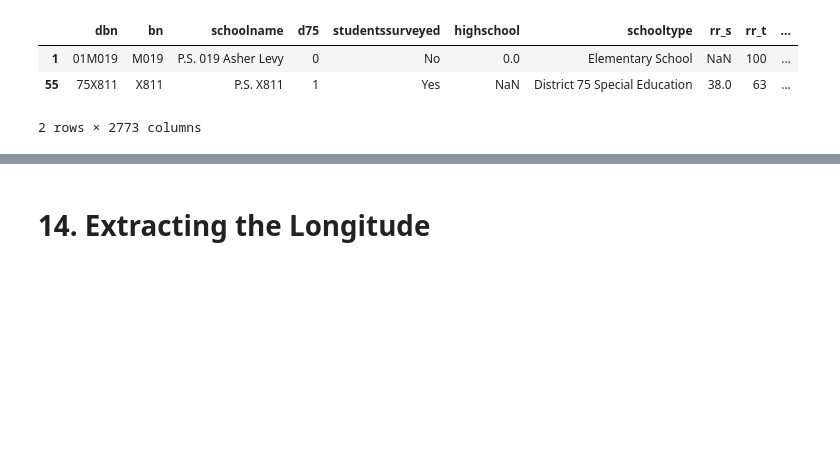
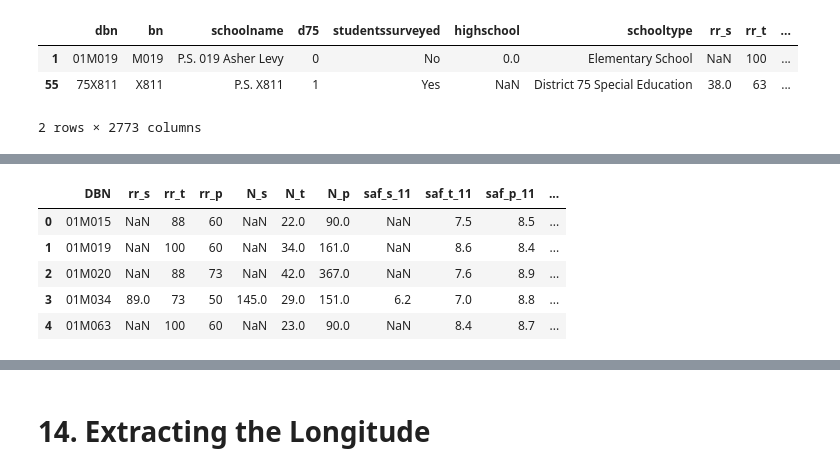
Before and after one commit to JustinToribio/cleaning-nyc-hs-data, a Jupyter notebook: notebooks/1.0-jt-clean-analyze-nyc-hs-data.ipynb, the cells around one changed output, grey strips where cells are left out. Cells and saved outputs as stored; diff of their text form; code cells hidden in the pictures; blank space fills up the shorter version.

Commit message:
notebook: clean survey df, insert dbn fields, combine SAT scores drafted

```diff
--- a/notebooks/1.0-jt-clean-analyze-nyc-hs-data.ipynb
+++ b/notebooks/1.0-jt-clean-analyze-nyc-hs-data.ipynb
@@ -287,0 +280,24 @@ data['class_size'].head()
+# %%
+# Create a list of our selected column names
+survey_cols = [
+    "DBN", "rr_s", "rr_t", "rr_p", "N_s", "N_t", "N_p",
+    "saf_s_11", "saf_t_11", "saf_p_11", "saf_tot_11",
+    "eng_s_11", "eng_t_11", "eng_p_11", "eng_tot_11",
+    "aca_s_11", "aca_t_11", "aca_p_11", "aca_tot_11",
+    "com_s_11", "com_t_11", "com_p_11", "com_tot_11"
+]
+
+# Create the "DBN" column and filter "survey" to only include our selected columns
+survey["DBN"] = survey["dbn"]
+survey = survey.loc[:, survey_cols]
+
+# Add "survey" to our "data" dictionary and view the first 5 rows
+data["survey"] = survey
+data["survey"].head()
+# %% [output]
+|  | DBN | rr_s | rr_t | rr_p | N_s | N_t | N_p | saf_s_11 | saf_t_11 | saf_p_11 | ... |
+| 0 | 01M015 | NaN | 88 | 60 | NaN | 22.0 | 90.0 | NaN | 7.5 | 8.5 | ... |
+| 1 | 01M019 | NaN | 100 | 60 | NaN | 34.0 | 161.0 | NaN | 8.6 | 8.4 | ... |
+| 2 | 01M020 | NaN | 88 | 73 | NaN | 42.0 | 367.0 | NaN | 7.6 | 8.9 | ... |
+| 3 | 01M034 | 89.0 | 73 | 50 | 145.0 | 29.0 | 151.0 | 6.2 | 7.0 | 8.8 | ... |
+| 4 | 01M063 | NaN | 100 | 60 | NaN | 23.0 | 90.0 | NaN | 8.4 | 8.7 | ... |
```
Also changed, not shown: parts of 28 cells of this notebook.
